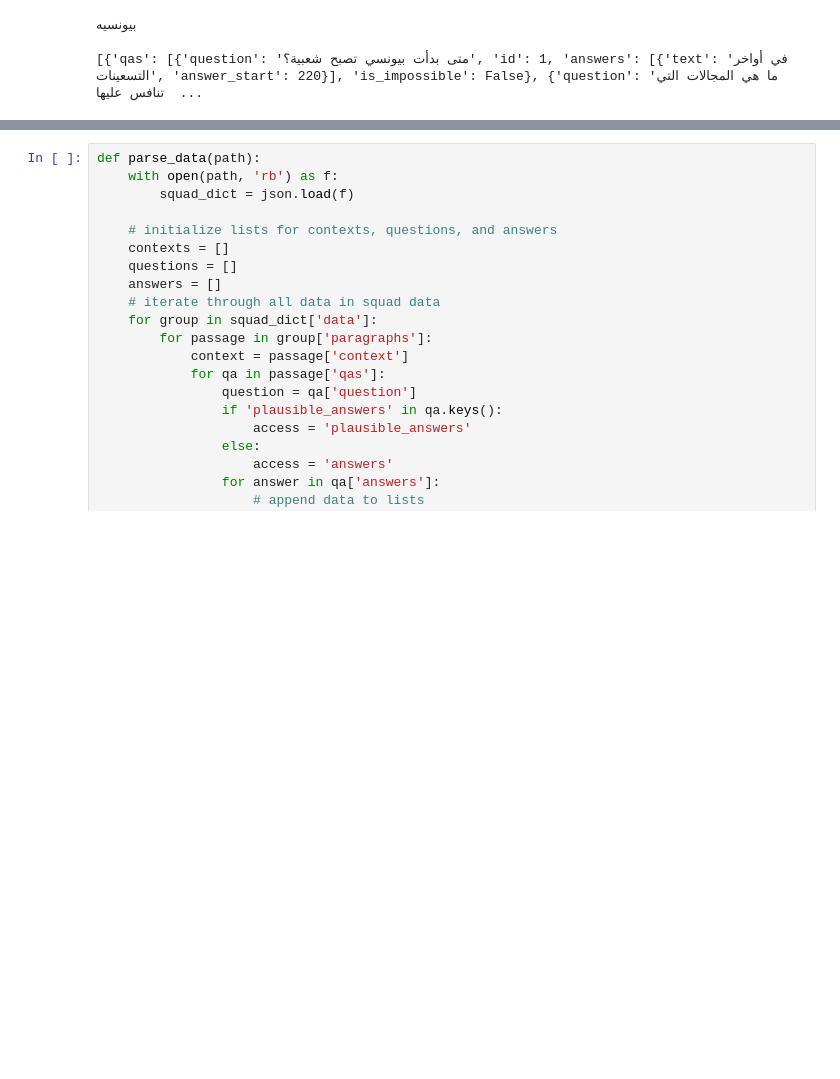
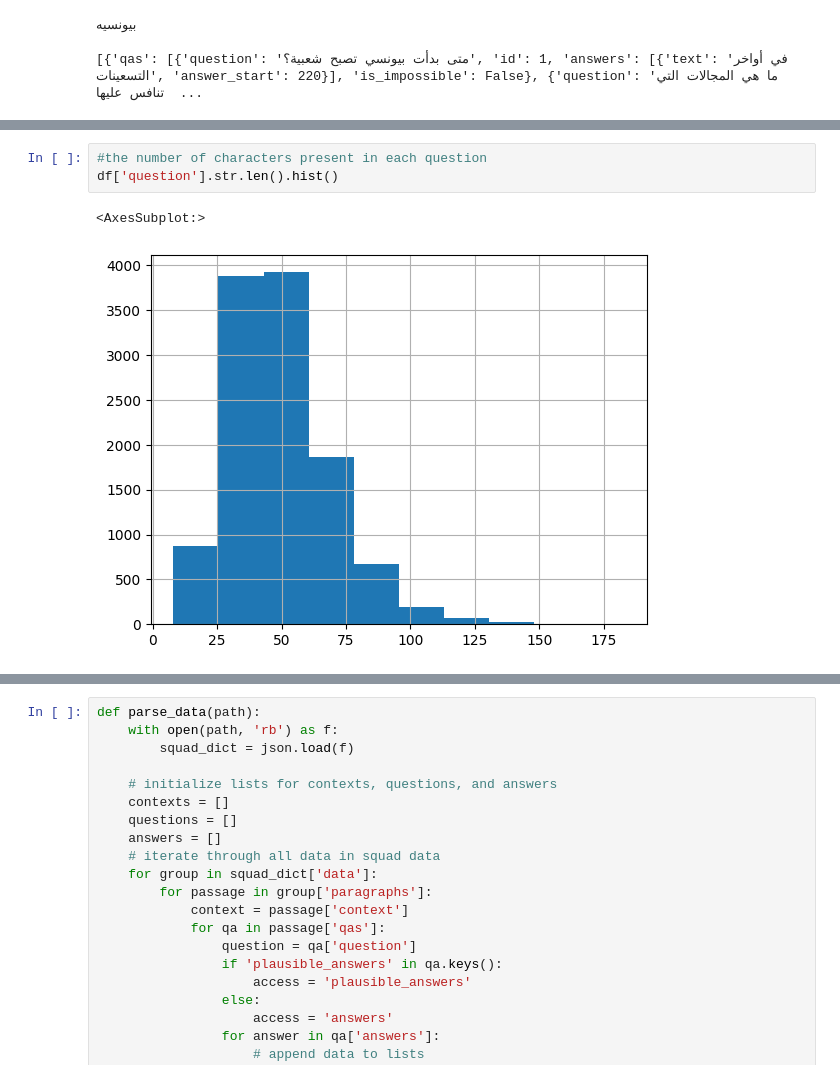
Before and after one commit to m-abdelgaber/NLP-Project, a Jupyter notebook: QA.ipynb, the cells around one changed output, grey strips where cells are left out. Drawn from its saved outputs; the diff is of its cells as text; blank space fills up the shorter version.

```diff
--- a/QA.ipynb
+++ b/QA.ipynb
@@ -46,0 +184,6 @@ for allData in data['data']:
+# %%
+#the number of characters present in each question
+df['question'].str.len().hist()
+# %% [output]
+<AxesSubplot:>
+[figure, added]
```
Also changed, not shown: parts of 29 cells of this notebook.
